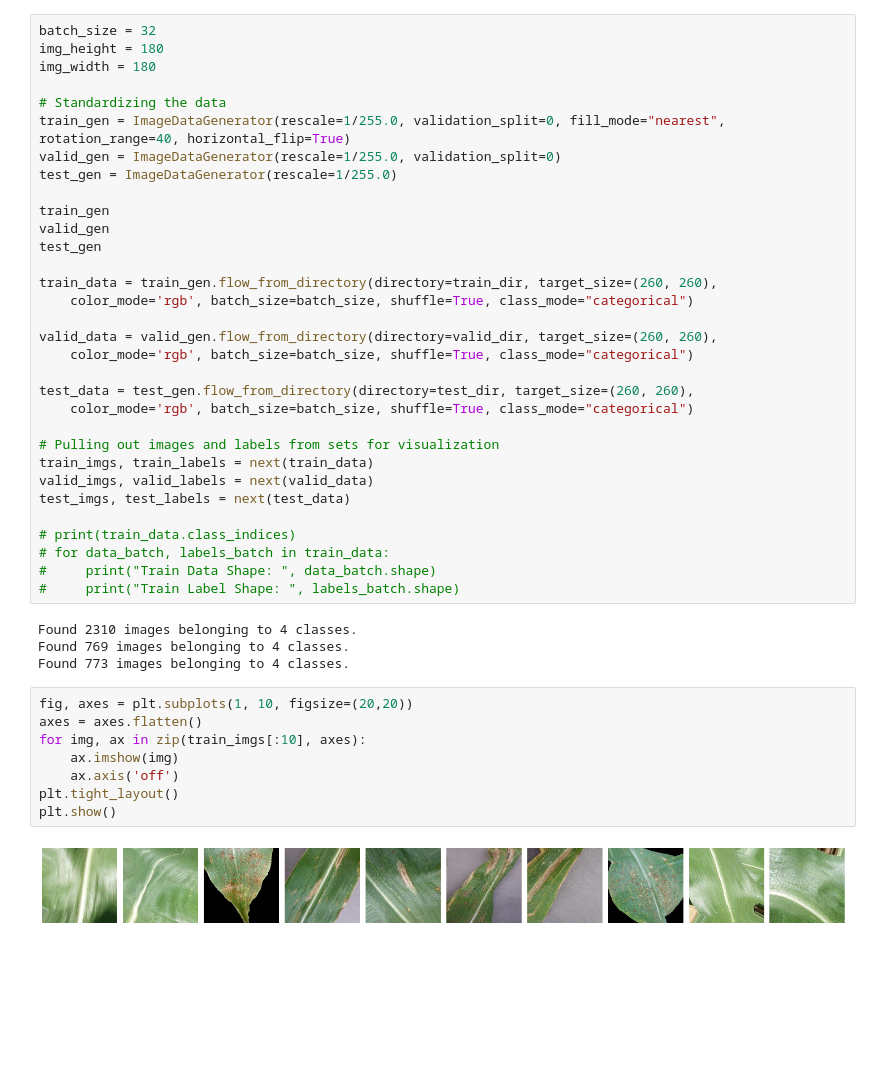
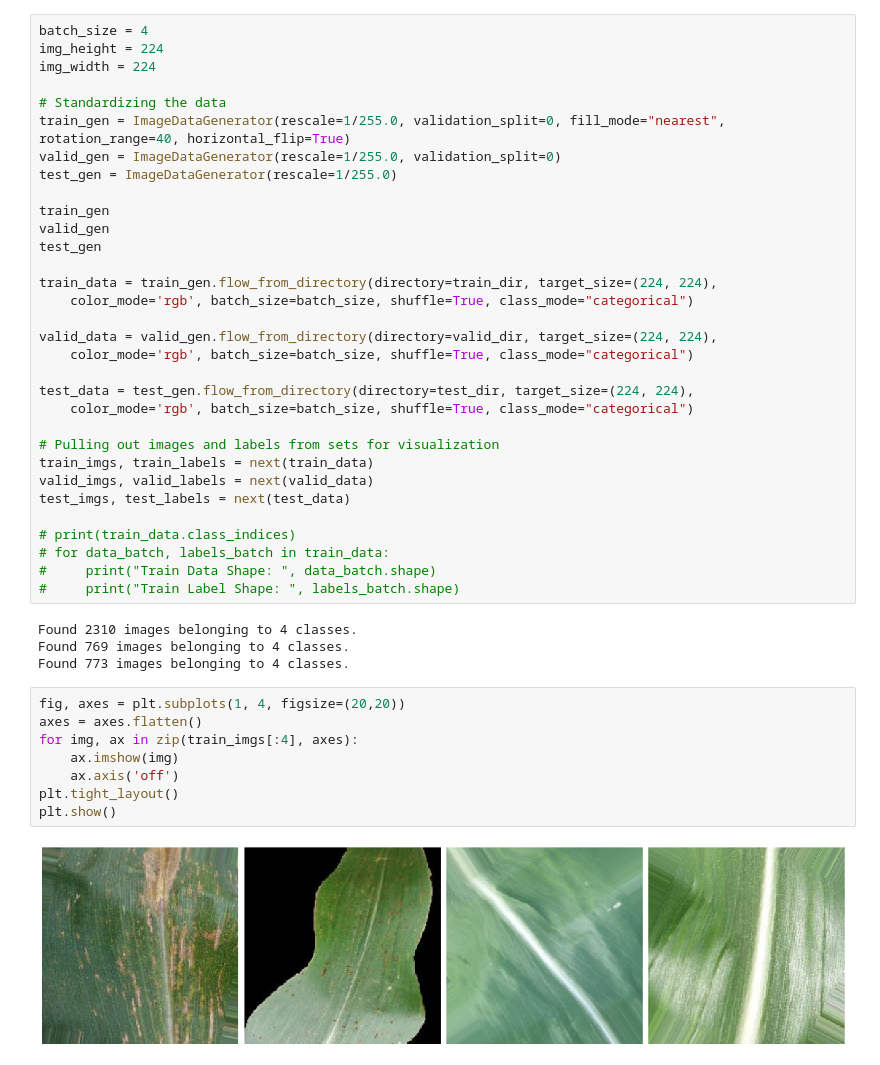
Before and after one commit to roidsaja/corn-classification, a Jupyter notebook: model.ipynb, the cells around one changed output. Saved outputs shown, nothing was run; the diff lists cells and outputs as text; blank space fills up the shorter version.

```diff
--- a/model.ipynb
+++ b/model.ipynb
@@ -110,9 +90,9 @@ Text(0.5, 1.0, 'Images per each class of plant disease')
 
 In any machine learning project, it is critical to set up a trustworthy validation scheme, in order to properly evaluate and compare models. This is especially true if the dataset is small which is the case of this project. For a typical image classification problem, the standard approach is to take a deep CNN model (such as the most popular EffcientNet) trained on ImageNet, replace the last layer so that the output dimension equals the target's dimension, and fine tune it on the specific dataset.
 # %%
-batch_size = 32
-img_height = 180
-img_width = 180
+batch_size = 4
+img_height = 224
+img_width = 224
 
 # Standardizing the data
 train_gen = ImageDataGenerator(rescale=1/255.0, validation_split=0, fill_mode="nearest", rotation_range=40, horizontal_flip=True)
@@ -123,13 +103,13 @@ train_gen
 valid_gen
 test_gen
 
-train_data = train_gen.flow_from_directory(directory=train_dir, target_size=(260, 260),
+train_data = train_gen.flow_from_directory(directory=train_dir, target_size=(224, 224),
     color_mode='rgb', batch_size=batch_size, shuffle=True, class_mode="categorical")
 
-valid_data = valid_gen.flow_from_directory(directory=valid_dir, target_size=(260, 260),
+valid_data = valid_gen.flow_from_directory(directory=valid_dir, target_size=(224, 224),
     color_mode='rgb', batch_size=batch_size, shuffle=True, class_mode="categorical")
 
-test_data = test_gen.flow_from_directory(directory=test_dir, target_size=(260, 260),
+test_data = test_gen.flow_from_directory(directory=test_dir, target_size=(224, 224),
     color_mode='rgb', batch_size=batch_size, shuffle=True, class_mode="categorical")
 
 # Pulling out images and labels from sets for visualization
@@ -146,13 +126,13 @@ Found 2310 images belonging to 4 classes.
 Found 769 images belonging to 4 classes.
 Found 773 images belonging to 4 classes.
 # %%
-fig, axes = plt.subplots(1, 10, figsize=(20,20))
+fig, axes = plt.subplots(1, 4, figsize=(20,20))
 axes = axes.flatten()
-for img, ax in zip(train_imgs[:10], axes):
+for img, ax in zip(train_imgs[:4], axes):
     ax.imshow(img)
     ax.axis('off')
 plt.tight_layout()
 plt.show()
 # %% [output]
-[figure, old version]
+[figure, new version]
 # %%
```
Also changed, not shown: parts of 8 cells of this notebook.
